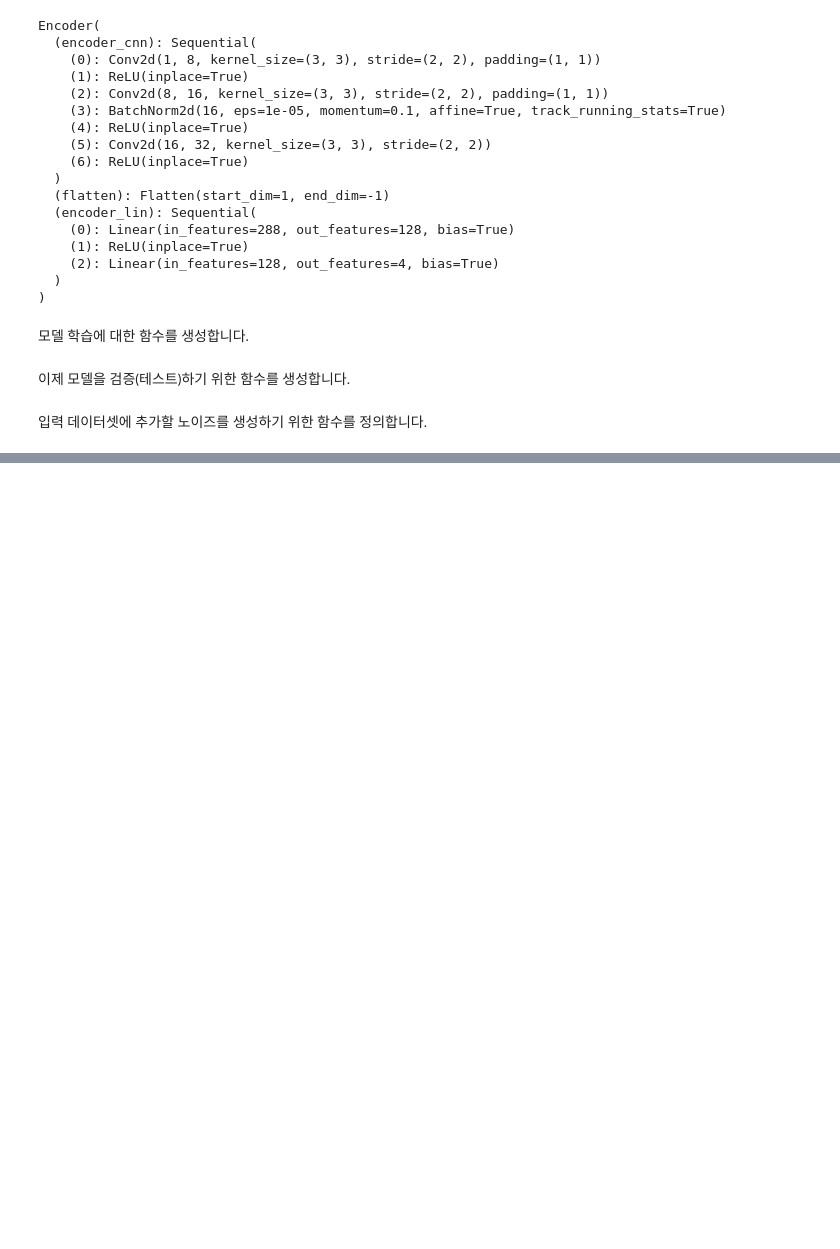
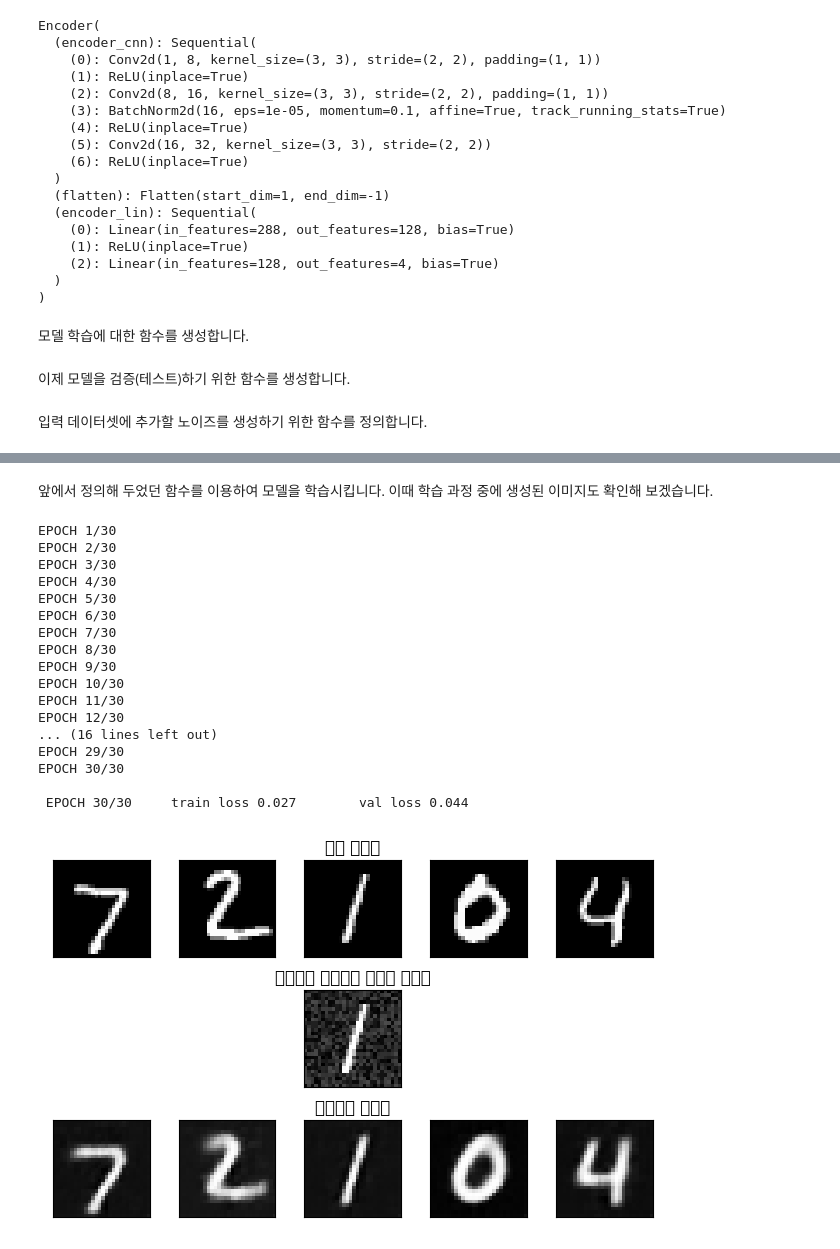
Before and after one commit to Ludobico/Python_AI, a Jupyter notebook: Deep_Learning/Pytorch/pytorch_wikidocs/Pytorch_generative_model/02_AutoEncoder.ipynb, the cells around one changed output, grey strips where cells are left out. Drawn from its saved outputs; the diff is of its cells as text; code cells hidden in the pictures; blank space fills up the shorter version.

```diff
--- a/Deep_Learning/Pytorch/pytorch_wikidocs/Pytorch_generative_model/02_AutoEncoder.ipynb
+++ b/Deep_Learning/Pytorch/pytorch_wikidocs/Pytorch_generative_model/02_AutoEncoder.ipynb
@@ -265,0 +310,39 @@ def add_noise(inputs, noise_factor=0.3):
+# %% [markdown]
+앞에서 정의해 두었던 함수를 이용하여 모델을 학습시킵니다. 이때 학습 과정 중에 생성된 이미지도 확인해 보겠습니다.
+# %%
+# 모델 학습
+import numpy as np
+
+num_epochs = 30
+history_da = {'train_loss':[], 'val_loss':[]}
+loss_fn = torch.nn.MSELoss()
+
+for epoch in range(num_epochs):
+    print('EPOCH %d/%d' % (epoch + 1, num_epochs))
+    train_loss = train_epoch(encoder=encoder, decoder=decoder, device=device, dataloader=train_loader, loss_fn=loss_fn, optimizer=optim, noise_factor=0.3)
+
+    val_loss = test_epoch(encoder=encoder, decoder=decoder, device=device, dataloader=test_loader, loss_fn=loss_fn, noise_factor=0.3)
+
+    history_da['train_loss'].append(train_loss)
+    history_da['val_loss'].append(val_loss)
+    print('\n EPOCH {}/{} \t train loss {:.3f} \t val loss {:.3f}'.format(epoch + 1, num_epochs,train_loss,val_loss))
+    plot_ae_outputs(encoder=encoder, decoder=decoder, noise_factor=0.3)
+# %% [output]
+EPOCH 1/30
+EPOCH 2/30
+EPOCH 3/30
+EPOCH 4/30
+EPOCH 5/30
+EPOCH 6/30
+EPOCH 7/30
+EPOCH 8/30
+EPOCH 9/30
+EPOCH 10/30
+EPOCH 11/30
+EPOCH 12/30
+... (16 lines left out)
+EPOCH 29/30
+EPOCH 30/30
+
+ EPOCH 30/30     train loss 0.027        val loss 0.044
+[figure, added]
```
Also changed, not shown: parts of 1 cell of this notebook.
